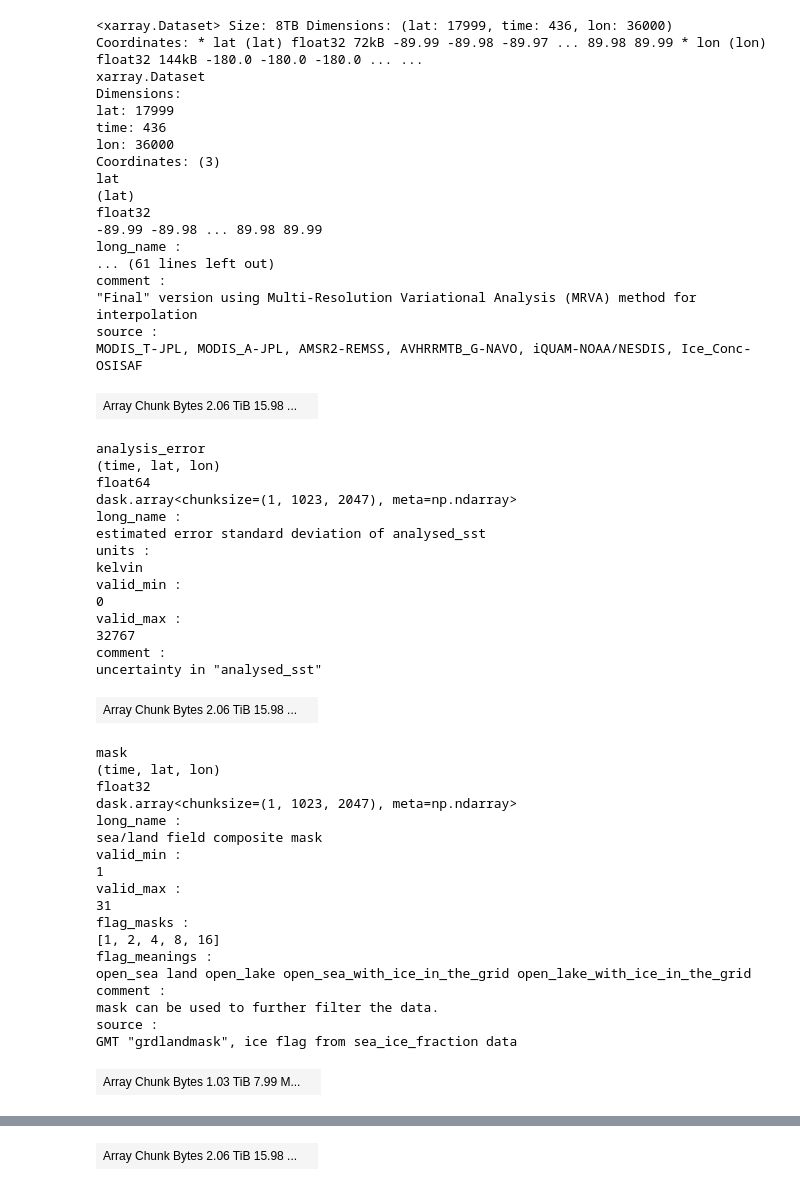
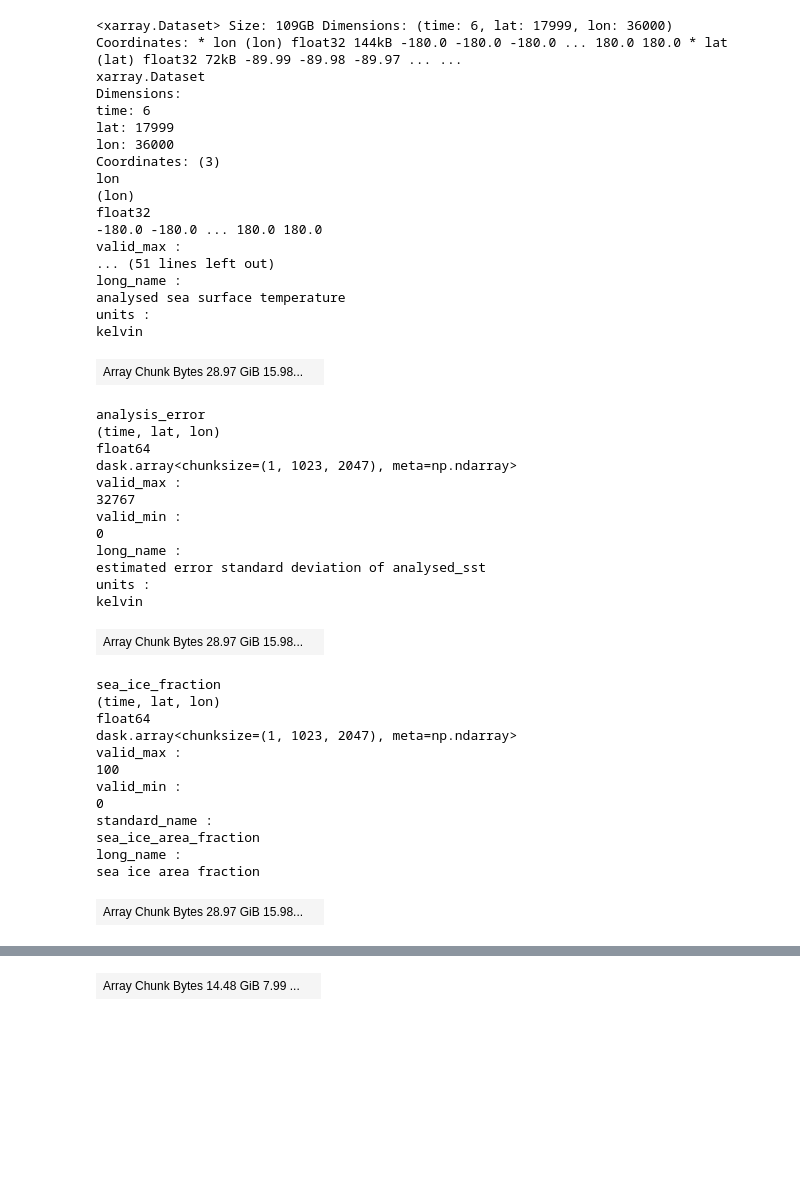
Before and after one commit to developmentseed/mursst-icechunk-updater, a Jupyter notebook: notebooks/hub_test.ipynb, the cells around one changed output, grey strips where cells are left out. Saved outputs shown, nothing was run; the diff lists cells and outputs as text; code cells hidden in the pictures; blank space fills up the shorter version.

```diff
--- a/notebooks/hub_test.ipynb
+++ b/notebooks/hub_test.ipynb
@@ -12,11 +27,6 @@ from lambda_function import write_to_icechunk, open_xr_dataset_from_branch, open
 # %%
-# This is a temporary store in a scratch bucket, which will be deleted after 7 days.
-# You can recreate the test store by running `./scripts/rebuild_store_with_vz2_ic1`
-from dotenv import load_dotenv
-import os
-load_dotenv()
-# store_url = os.environ["ICECHUNK_STORE_DIRECT"]
-store_url = os.environ["ICECHUNK_STORE_PROD"]
-
-repo = open_icechunk_repo(store_url)
+store_url = os.environ["ICECHUNK_DIRECT_PREFIX"]
+store_name = os.environ["STORE_NAME"]
+updater = MursstUpdater(store_target=f"{store_url}{store_name}")
+updater.repo = updater.open_or_create_icechunk_repo()
 # %% [output]
@@ -25,57 +37,49 @@ repo = open_icechunk_repo(store_url)
 # %%
 # Look at the store before
-ds_before = open_xr_dataset_from_branch(repo, 'main')
+ds_before = updater.open_xr_dataset_from_branch(branch='main')
 ds_before
 # %% [output]
-<xarray.Dataset> Size: 8TB Dimensions: (lat: 17999, time: 436, lon: 36000) Coordinates: * lat (lat) float32 72kB -89.99 -89.98 -89.97 ... 89.98 89.99 * lon (lon) float32 144kB -180.0 -180.0 -180.0 ... ...
+<xarray.Dataset> Size: 109GB Dimensions: (time: 6, lat: 17999, lon: 36000) Coordinates: * lon (lon) float32 144kB -180.0 -180.0 -180.0 ... 180.0 180.0 * lat (lat) float32 72kB -89.99 -89.98 -89.97 ... ...
 xarray.Dataset
 Dimensions:
+time: 6
 lat: 17999
-time: 436
 lon: 36000
 Coordinates: (3)
-lat
-(lat)
+lon
+(lon)
 float32
--89.99 -89.98 ... 89.98 89.99
+-180.0 -180.0 ... 180.0 180.0
+valid_max :
+... (51 lines left out)
 long_name :
-... (61 lines left out)
-comment :
-"Final" version using Multi-Resolution Variational Analysis (MRVA) method for interpolation
-source :
-MODIS_T-JPL, MODIS_A-JPL, AMSR2-REMSS, AVHRRMTB_G-NAVO, iQUAM-NOAA/NESDIS, Ice_Conc-OSISAF
+analysed sea surface temperature
+units :
+kelvin
-| Array Chunk Bytes 2.06 TiB 15.98 ... |  |
+| Array Chunk Bytes 28.97 GiB 15.98... |  |
 analysis_error
 (time, lat, lon)
 float64
 dask.array<chunksize=(1, 1023, 2047), meta=np.ndarray>
+valid_max :
+32767
+valid_min :
+0
 long_name :
 estimated error standard deviation of analysed_sst
 units :
 kelvin
-valid_min :
-0
-valid_max :
-32767
-comment :
-uncertainty in "analysed_sst"
-| Array Chunk Bytes 2.06 TiB 15.98 ... |  |
+| Array Chunk Bytes 28.97 GiB 15.98... |  |
-mask
+sea_ice_fraction
 (time, lat, lon)
-float32
+float64
 dask.array<chunksize=(1, 1023, 2047), meta=np.ndarray>
+valid_max :
+100
+valid_min :
+0
+standard_name :
+sea_ice_area_fraction
 long_name :
-sea/land field composite mask
-valid_min :
-1
-valid_max :
-31
-flag_masks :
-[1, 2, 4, 8, 16]
-flag_meanings :
-open_sea land open_lake open_sea_with_ice_in_the_grid open_lake_with_ice_in_the_grid
-comment :
-mask can be used to further filter the data.
-source :
-GMT "grdlandmask", ice flag from sea_ice_fraction data
+sea ice area fraction
-| Array Chunk Bytes 1.03 TiB 7.99 M... |  |
+| Array Chunk Bytes 28.97 GiB 15.98... |  |
@@ -98,2 +100,2 @@ ice fraction is a dimensionless quantity between 0 and 1; it has been interpolat
-| Array Chunk Bytes 2.06 TiB 15.98 ... |  |
+| Array Chunk Bytes 14.48 GiB 7.99 ... |  |
 Indexes: (3)
```
Also changed, not shown: parts of 7 cells of this notebook.
